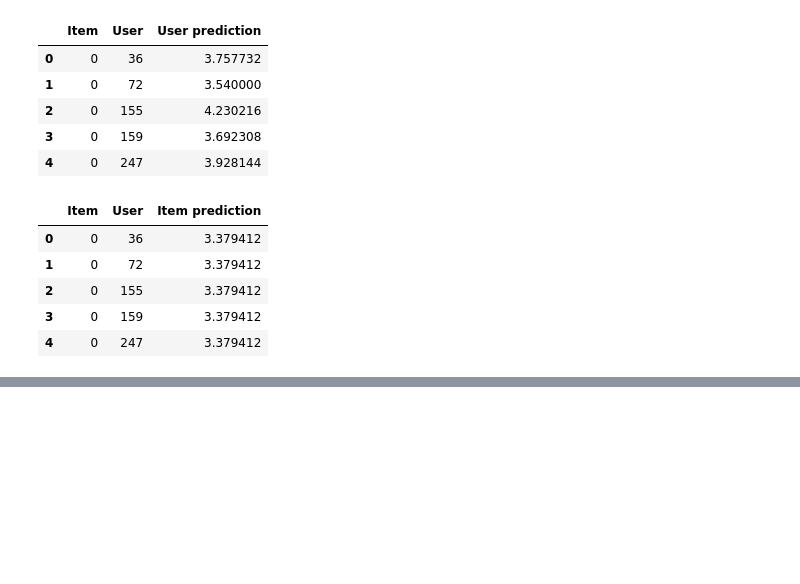
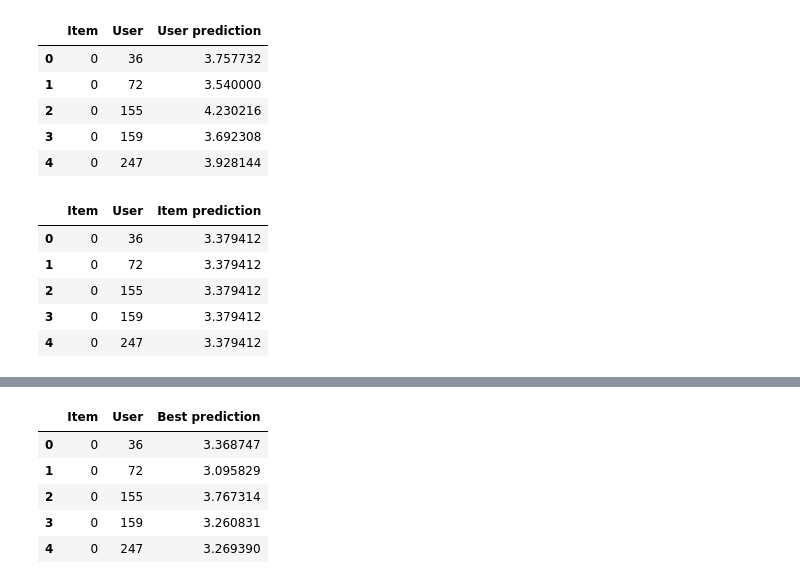
Before and after one commit to mthambipillai/recommender_system, a Jupyter notebook: Notebook/data_exploration.ipynb, the cells around one changed output, grey strips where cells are left out. Cells and saved outputs as stored; diff of their text form; code cells hidden in the pictures; blank space fills up the shorter version.

```diff
--- a/Notebook/data_exploration.ipynb
+++ b/Notebook/data_exploration.ipynb
@@ -939,0 +773,11 @@ submission_result = regressor.predict(df_regression[["item preds","user preds","
+# %%
+df_result = submission_df_mf.copy()
+df_result.columns = ["Item","User","Best prediction"]
+df_result.head()
+# %% [output]
+|  | Item | User | Best prediction |
+| 0 | 0 | 36 | 3.368747 |
+| 1 | 0 | 72 | 3.095829 |
+| 2 | 0 | 155 | 3.767314 |
+| 3 | 0 | 159 | 3.260831 |
+| 4 | 0 | 247 | 3.269390 |
```
Also changed, not shown: parts of 56 cells of this notebook.
